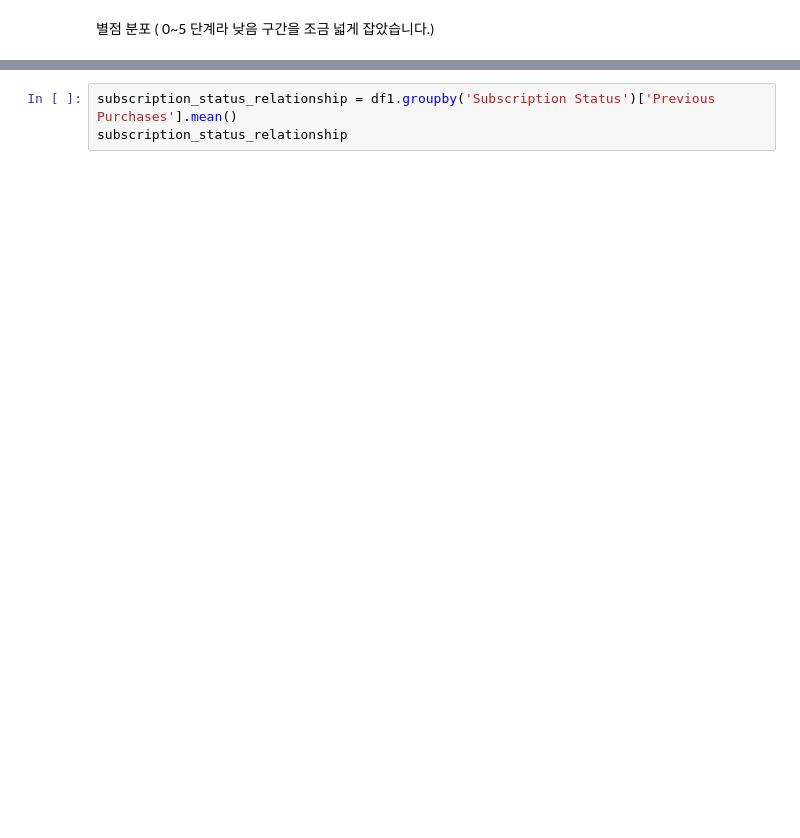
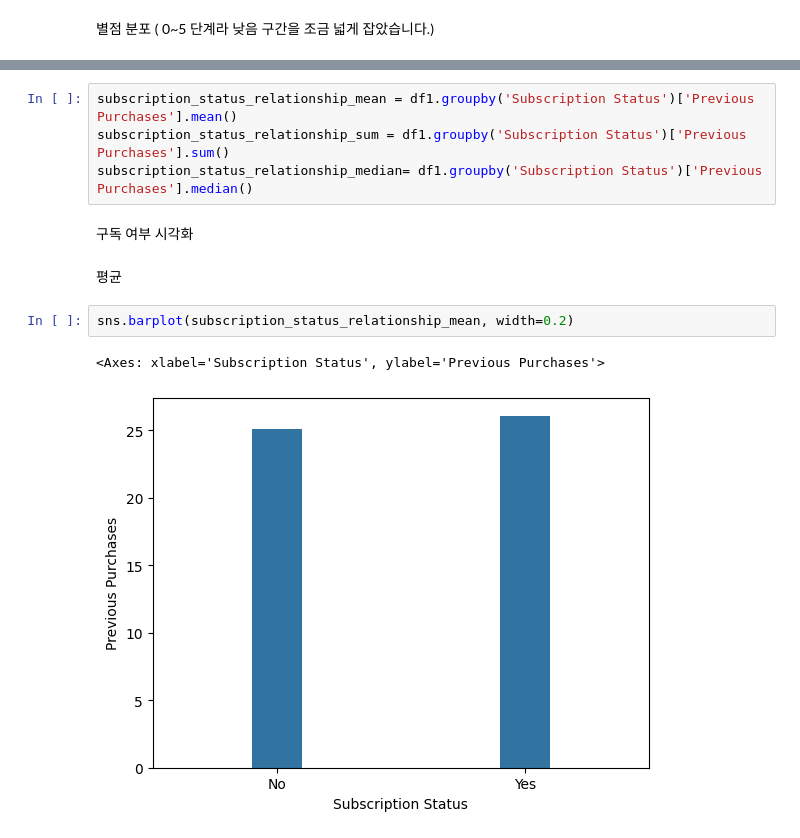
Before and after one commit to SUUYEONN/DevCourse_2rd_project, a Jupyter notebook: CBC_DA.ipynb, the cells around one changed output, grey strips where cells are left out. Cells and saved outputs as stored; diff of their text form; blank space fills up the shorter version.

```diff
--- a/CBC_DA.ipynb
+++ b/CBC_DA.ipynb
@@ -318,3 +306,13 @@ review_rating_relationship
-# %%
-subscription_status_relationship = df1.groupby('Subscription Status')['Previous Purchases'].mean()
-subscription_status_relationship
+# %%
+subscription_status_relationship_mean = df1.groupby('Subscription Status')['Previous Purchases'].mean()
+subscription_status_relationship_sum = df1.groupby('Subscription Status')['Previous Purchases'].sum()
+subscription_status_relationship_median= df1.groupby('Subscription Status')['Previous Purchases'].median()
+# %% [markdown]
+구독 여부 시각화
+# %% [markdown]
+평균
+# %%
+sns.barplot(subscription_status_relationship_mean, width=0.2)
+# %% [output]
+<Axes: xlabel='Subscription Status', ylabel='Previous Purchases'>
+[figure, added]
```
Also changed, not shown: parts of 41 cells of this notebook.
